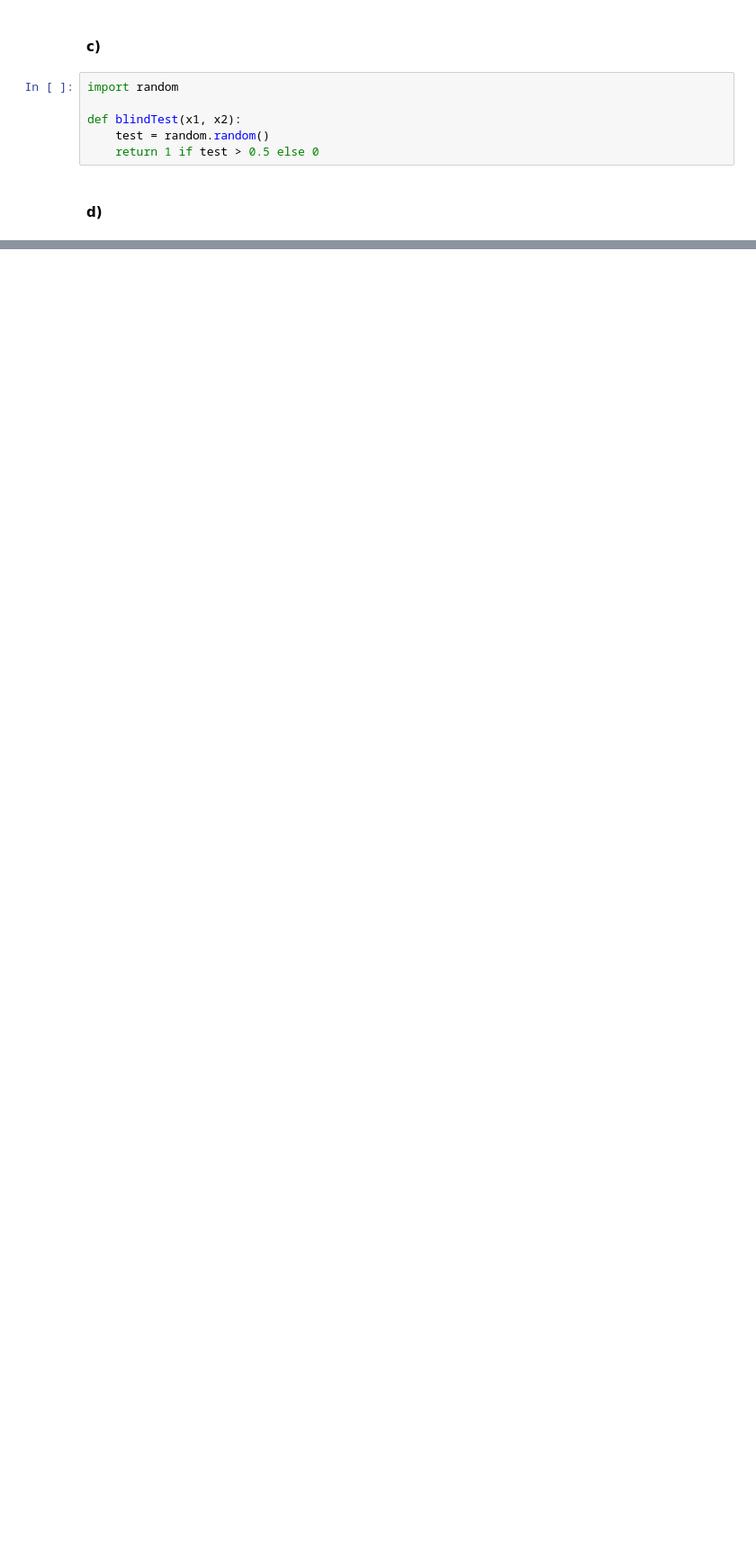
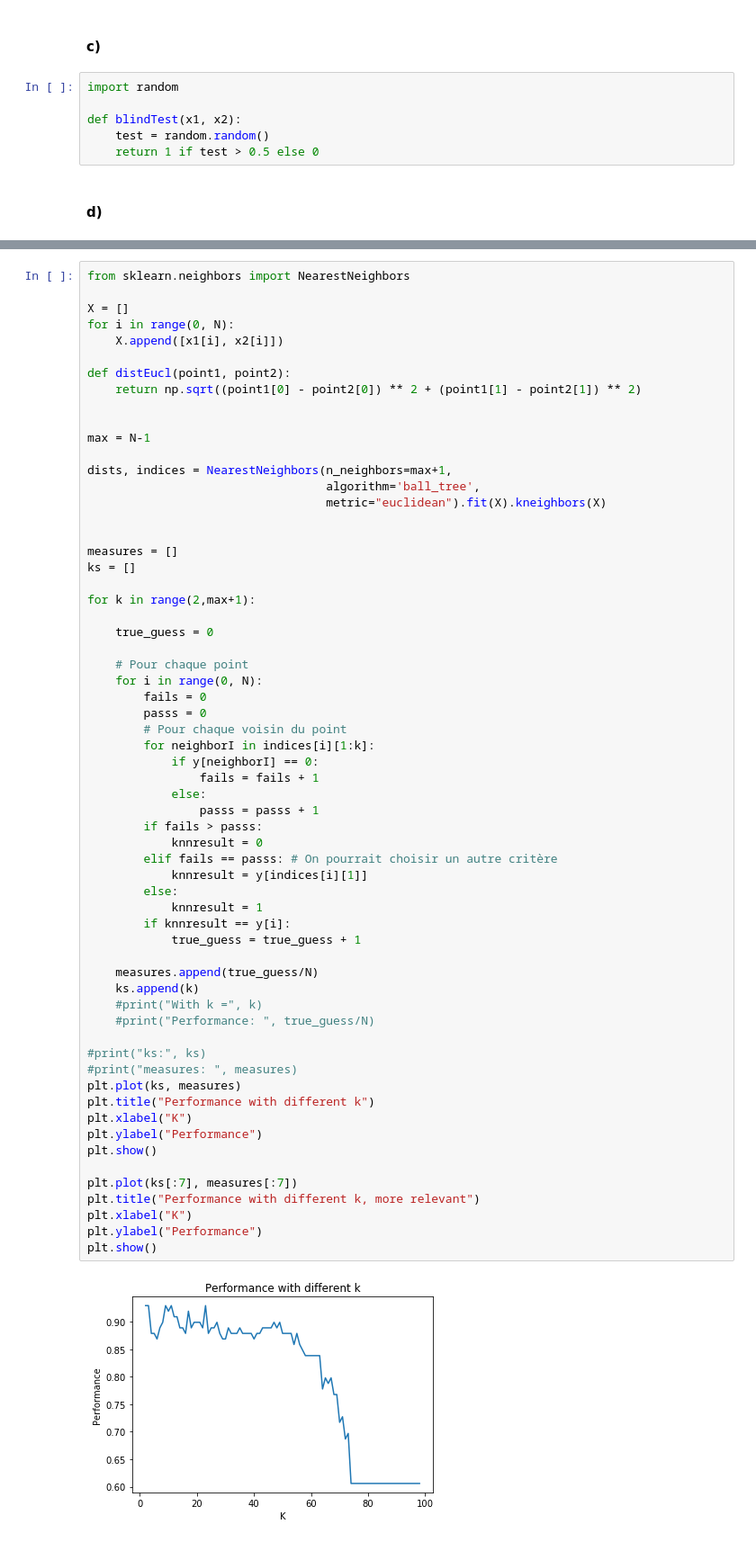
Before and after one commit to nkcr/MSE---T-MachLe, a Jupyter notebook: 04/MSE - T-MachLe - PW04.ipynb, the cells around one changed output, grey strips where cells are left out. Shown at 90% size. Drawn from its saved outputs; the diff is of its cells as text; blank space fills up the shorter version.

```diff
--- a/04/MSE - T-MachLe - PW04.ipynb
+++ b/04/MSE - T-MachLe - PW04.ipynb
@@ -91,0 +69,64 @@ N:  99
+# %%
+from sklearn.neighbors import NearestNeighbors
+
+X = []
+for i in range(0, N):
+    X.append([x1[i], x2[i]])
+
+def distEucl(point1, point2):
+    return np.sqrt((point1[0] - point2[0]) ** 2 + (point1[1] - point2[1]) ** 2)
+
+
+max = N-1
+
+dists, indices = NearestNeighbors(n_neighbors=max+1,
+                                  algorithm='ball_tree',
+                                  metric="euclidean").fit(X).kneighbors(X)
+
+
+measures = []
+ks = []
+
+for k in range(2,max+1):
+
+    true_guess = 0
+
+    # Pour chaque point
+    for i in range(0, N):
+        fails = 0
+        passs = 0
+        # Pour chaque voisin du point
+        for neighborI in indices[i][1:k]:
+            if y[neighborI] == 0:
+                fails = fails + 1
+            else:
+                passs = passs + 1
+        if fails > passs:
+            knnresult = 0
+        elif fails == passs: # On pourrait choisir un autre critère
+            knnresult = y[indices[i][1]]
+        else:
+            knnresult = 1
+        if knnresult == y[i]:
+            true_guess = true_guess + 1
+
+    measures.append(true_guess/N)
+    ks.append(k)
+    #print("With k =", k)
+    #print("Performance: ", true_guess/N)
+
+#print("ks:", ks)
+#print("measures: ", measures)
+plt.plot(ks, measures)
+plt.title("Performance with different k")
+plt.xlabel("K")
+plt.ylabel("Performance")
+plt.show()
+
+plt.plot(ks[:7], measures[:7])
+plt.title("Performance with different k, more relevant")
+plt.xlabel("K")
+plt.ylabel("Performance")
+plt.show()
+# %% [output]
+[figure, added]
```
Also changed, not shown: parts of 13 cells of this notebook.
